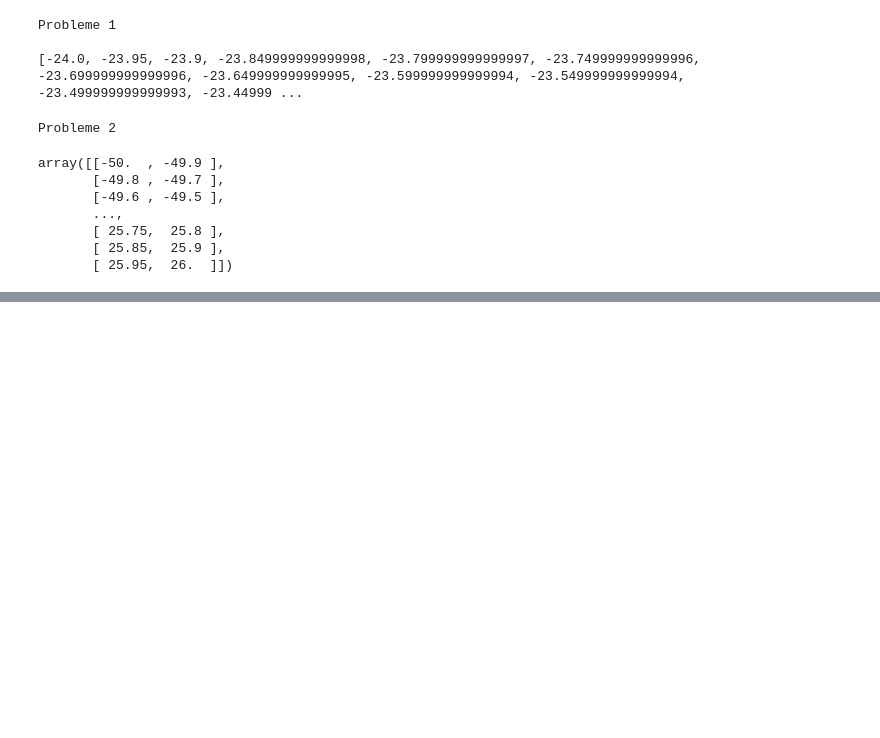
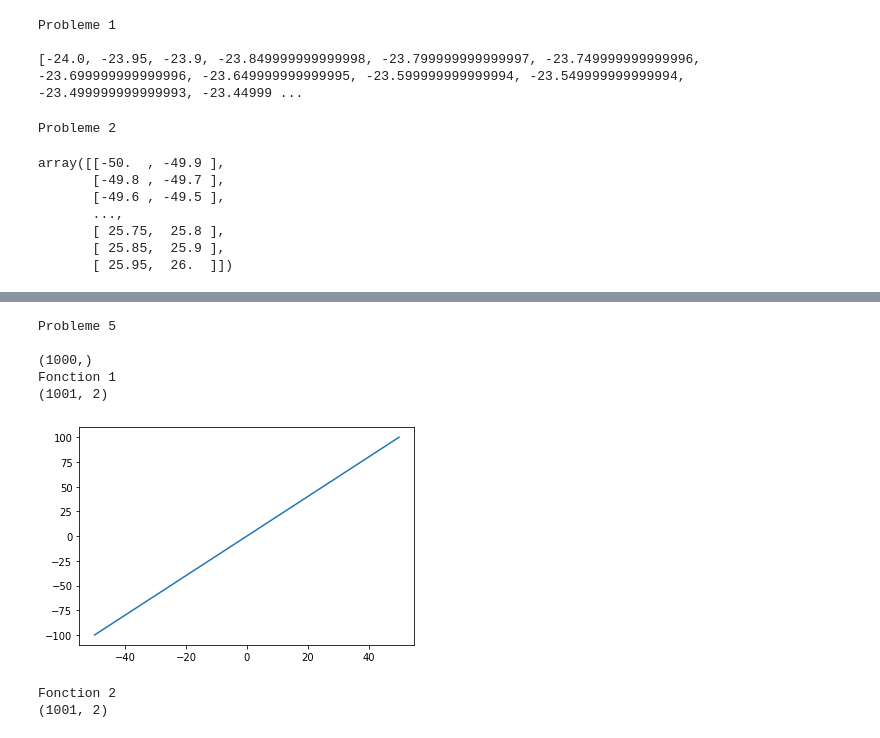
Before and after one commit to AngeMervaneJdev/ML_AI_1, a Jupyter notebook: dimensional.ipynb, the cells around one changed output, grey strips where cells are left out. Saved outputs shown, nothing was run; the diff lists cells and outputs as text; code cells hidden in the pictures; blank space fills up the shorter version.

```diff
--- a/dimensional.ipynb
+++ b/dimensional.ipynb
@@ -76,0 +56,80 @@ ValueError: ignored
+# %%
+print("Probleme 5\n")
+def compute_gradient(function, x_range=(-50, 50.1, 0.1)):
+
+    # calcul de y_range
+    x_array=np.arange(x_range[0],x_range[1],x_range[2])
+    y_array=function
+    # combinaison de y et x_range
+    array_xy=np.concatenate((x_array,y_array)).reshape(x_array.shape[0],2)
+    # calcul des gradiants
+    gradient=(y_array[1:]-y_array[:-1])/(x_array[1:]-x_array[:-1])
+
+    return array_xy, gradient
+
+
+def function1(range_x=(-50,50.1,0.1)):
+    array_x=np.arange(range_x[0],range_x[1],range_x[2])
+    return array_x**2
+
+
+
+def function2(array_x=(-50,50.1,0.1)):
+    array_x=np.arange(array_x[0],array_x[1],array_x[2])
+    array_y=np.array([])
+    return 2*array_x**2+2*array_x
+
+
+def function3(array_x=(0,50.1,0.1)):
+    array_x=np.arange(array_x[0],array_x[1],array_x[2])
+    return np.sin(array_x**(0.5))
+
+array_xy1, gradient1 = compute_gradient(function1())
+
+# le gradient designe la derniere valeur de la derivé (2x) de y au dernier point x=50
+#np.append(gradient1,[2*50])
+print(gradient1.shape)
+gradient1=np.append(gradient1,[100],axis=0)
+
+print("Fonction 1")
+print(array_xy1.shape)
+plt.clf()
+plt.plot(function1())
+plt.clf()
+plt.plot(np.arange(-50,50.1,0.1),np.array(gradient1))
+plt.show()
+
+plt.clf()
+array_xy2, gradient2 = compute_gradient(function2())
+
+# le gradient designe la derniere valeur de la derivé (4x+ln(2)*2**x) de y au dernier point x=50
+gradient2=np.append(gradient2,4*50+np.log(2)*2**50)
+
+print("Fonction 2")
+print(array_xy2.shape)
+plt.clf()
+plt.plot(function2())
+plt.clf()
+plt.plot(np.arange(-50,50.1,0.1),np.array(gradient2))
+plt.show()
+
+array_xy3, gradient3 = compute_gradient(function3(),x_range=(0,50.1,0.1))
+# le gradient designe la derniere valeur de la derivé [(1/2)x**(-0.5)*cos(x**0.5)] de y au dernier point x=50
+gradient3=np.append(gradient3,0.5*50**(-0.5)*np.cos(50**0.5))
+
+print("Fonction 3")
+plt.clf()
+print(array_xy3.shape)
+plt.plot(function3())
+plt.clf()
+plt.plot(np.arange(0,50.1,0.1),gradient3)
+plt.show()
+# %% [output]
+Probleme 5
+
+(1000,)
+Fonction 1
+(1001, 2)
+[figure, added]
+Fonction 2
+(1001, 2)
```
Also changed, not shown: parts of 6 cells of this notebook.
